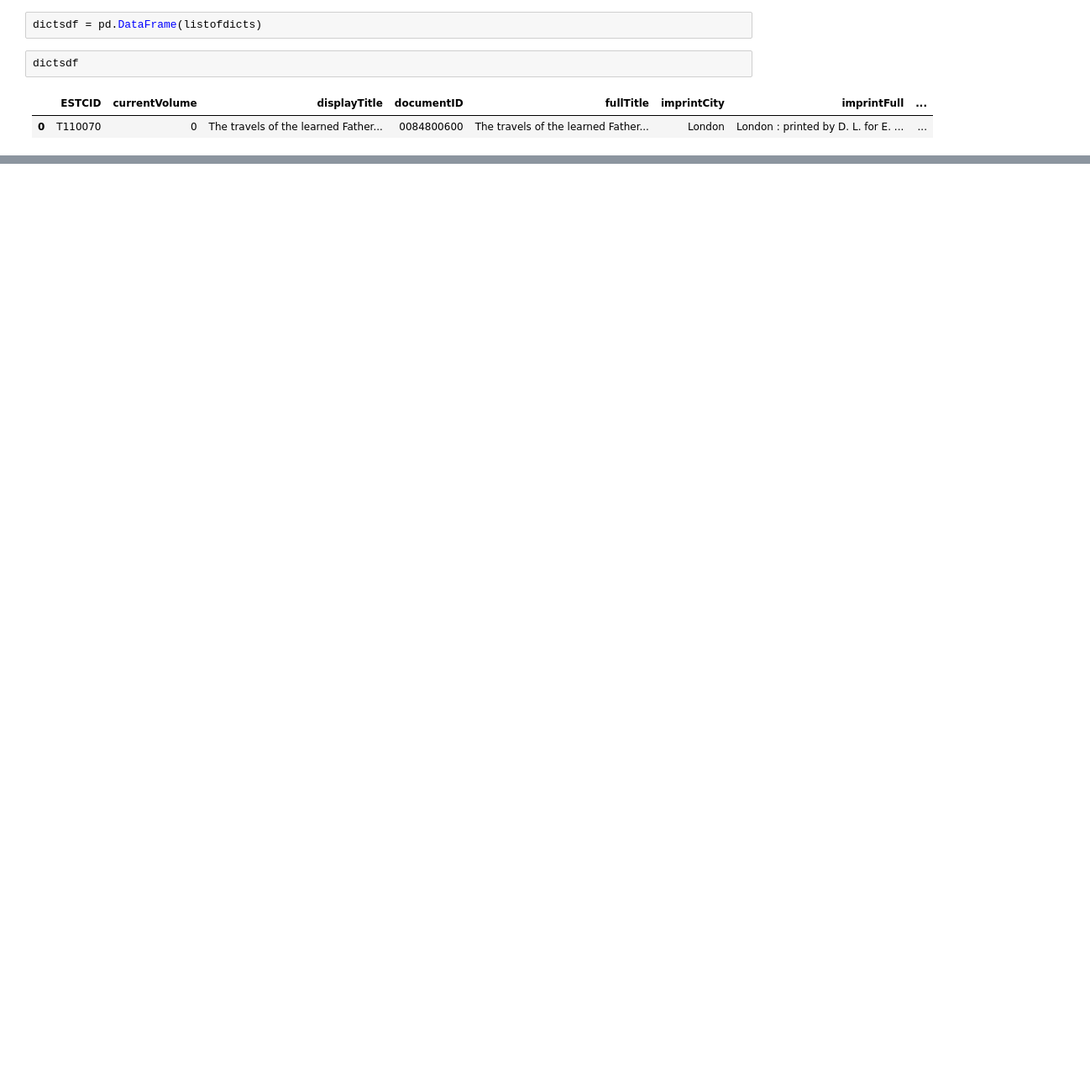
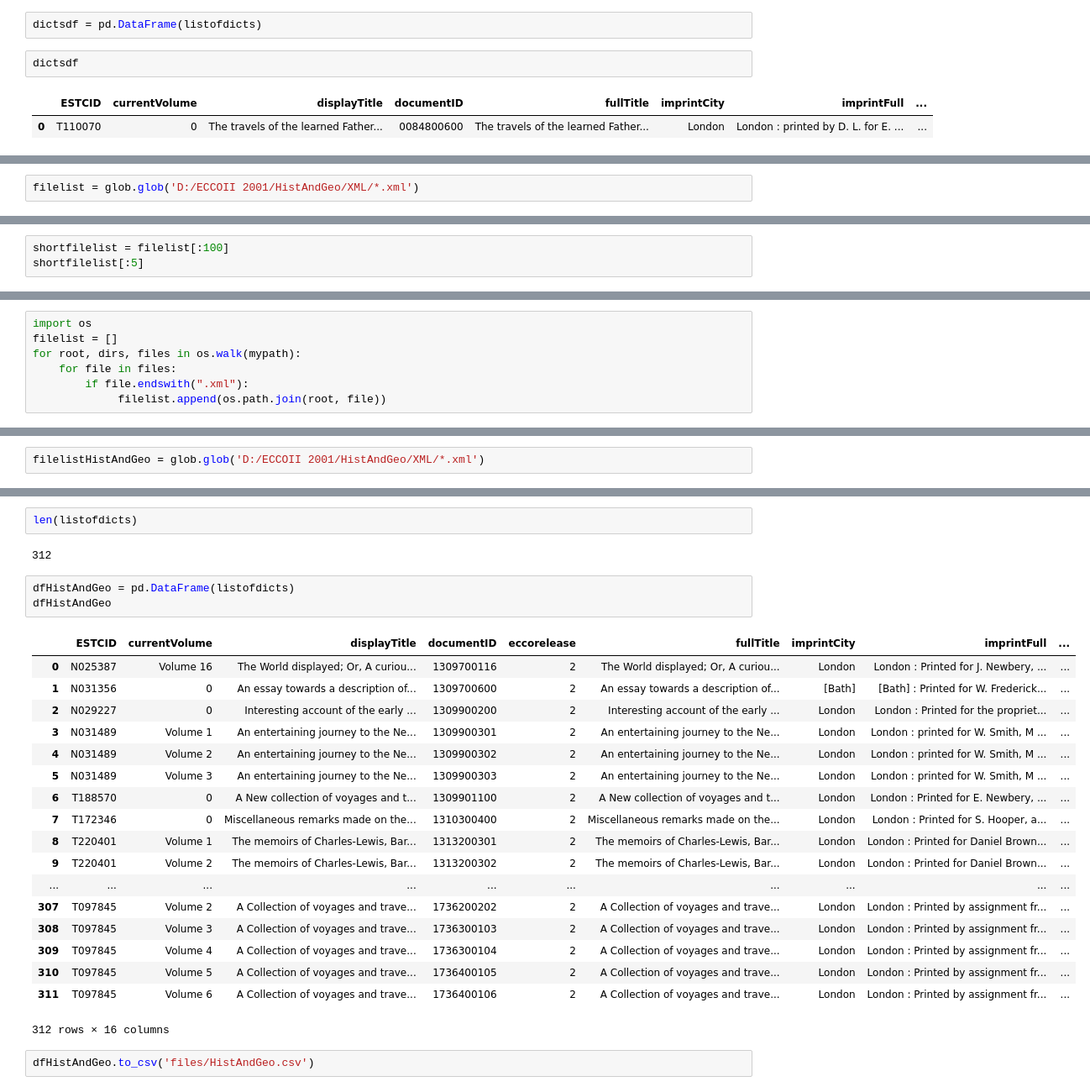
Before and after one commit to sgsinclair/experiments, a Jupyter notebook: LoCdata-Gale-LXML.v0.2.ipynb, the cells around one changed output, grey strips where cells are left out. Shown at 84% size. Drawn from its saved outputs; the diff is of its cells as text; blank space fills up the shorter version.

```diff
--- a/LoCdata-Gale-LXML.v0.2.ipynb
+++ b/LoCdata-Gale-LXML.v0.2.ipynb
@@ -200,0 +331,2 @@ dictsdf
+# %%
+filelist = glob.glob('D:/ECCOII 2001/HistAndGeo/XML/*.xml')
@@ -200,0 +337,3 @@ dictsdf
+# %%
+shortfilelist = filelist[:100]
+shortfilelist[:5]
@@ -200,0 +436,7 @@ dictsdf
+# %%
+import os
+filelist = []
+for root, dirs, files in os.walk(mypath):
+    for file in files:
+        if file.endswith(".xml"):
+             filelist.append(os.path.join(root, file))
@@ -200,0 +476,2 @@ dictsdf
+# %%
+filelistHistAndGeo = glob.glob('D:/ECCOII 2001/HistAndGeo/XML/*.xml')
@@ -200,0 +552,28 @@ dictsdf
+# %%
+len(listofdicts)
+# %% [output]
+312
+# %%
+dfHistAndGeo = pd.DataFrame(listofdicts)
+dfHistAndGeo
+# %% [output]
+|  | ESTCID | currentVolume | displayTitle | documentID | eccorelease | fullTitle | imprintCity | imprintFull | ... |
+| 0 | N025387 | Volume 16 | The World displayed; Or, A curiou... | 1309700116 | 2 | The World displayed; Or, A curiou... | London | London : Printed for J. Newbery, ... | ... |
+| 1 | N031356 | 0 | An essay towards a description of... | 1309700600 | 2 | An essay towards a description of... | [Bath] | [Bath] : Printed for W. Frederick... | ... |
+| 2 | N029227 | 0 | Interesting account of the early ... | 1309900200 | 2 | Interesting account of the early ... | London | London : Printed for the propriet... | ... |
+| 3 | N031489 | Volume 1 | An entertaining journey to the Ne... | 1309900301 | 2 | An entertaining journey to the Ne... | London | London : printed for W. Smith, M ... | ... |
+| 4 | N031489 | Volume 2 | An entertaining journey to the Ne... | 1309900302 | 2 | An entertaining journey to the Ne... | London | London : printed for W. Smith, M ... | ... |
+| 5 | N031489 | Volume 3 | An entertaining journey to the Ne... | 1309900303 | 2 | An entertaining journey to the Ne... | London | London : printed for W. Smith, M ... | ... |
+| 6 | T188570 | 0 | A New collection of voyages and t... | 1309901100 | 2 | A New collection of voyages and t... | London | London : Printed for E. Newbery, ... | ... |
+| 7 | T172346 | 0 | Miscellaneous remarks made on the... | 1310300400 | 2 | Miscellaneous remarks made on the... | London | London : Printed for S. Hooper, a... | ... |
+| 8 | T220401 | Volume 1 | The memoirs of Charles-Lewis, Bar... | 1313200301 | 2 | The memoirs of Charles-Lewis, Bar... | London | London : Printed for Daniel Brown... | ... |
+| 9 | T220401 | Volume 2 | The memoirs of Charles-Lewis, Bar... | 1313200302 | 2 | The memoirs of Charles-Lewis, Bar... | London | London : Printed for Daniel Brown... | ... |
+| ... | ... | ... | ... | ... | ... | ... | ... | ... | ... |
+| 307 | T097845 | Volume 2 | A Collection of voyages and trave... | 1736200202 | 2 | A Collection of voyages and trave... | London | London : Printed by assignment fr... | ... |
+| 308 | T097845 | Volume 3 | A Collection of voyages and trave... | 1736300103 | 2 | A Collection of voyages and trave... | London | London : Printed by assignment fr... | ... |
+| 309 | T097845 | Volume 4 | A Collection of voyages and trave... | 1736300104 | 2 | A Collection of voyages and trave... | London | London : Printed by assignment fr... | ... |
+| 310 | T097845 | Volume 5 | A Collection of voyages and trave... | 1736400105 | 2 | A Collection of voyages and trave... | London | London : Printed by assignment fr... | ... |
+| 311 | T097845 | Volume 6 | A Collection of voyages and trave... | 1736400106 | 2 | A Collection of voyages and trave... | London | London : Printed by assignment fr... | ... |
+312 rows × 16 columns
+# %%
+dfHistAndGeo.to_csv('files/HistAndGeo.csv')
```
Also changed, not shown: parts of 29 cells of this notebook.
